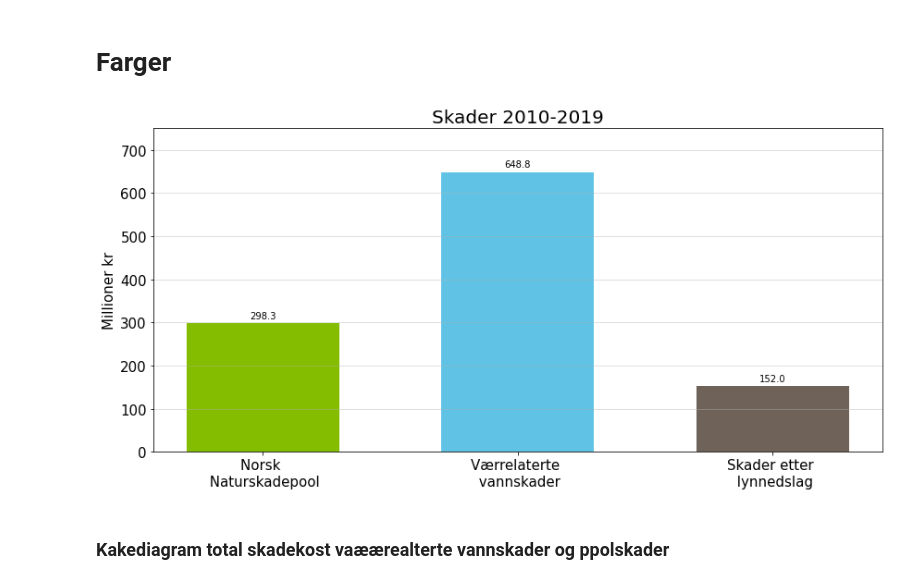
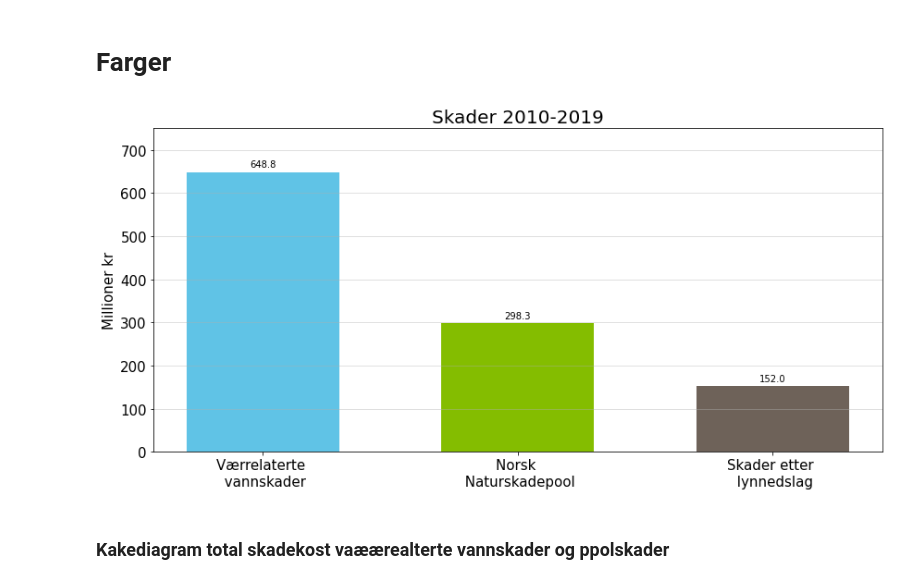
Before and after one commit to eirikngard/Eika, a Jupyter notebook: Eika_vs_FNO.ipynb, the cells around one changed output. Cells and saved outputs as stored; diff of their text form; code cells hidden in the pictures.

```diff
--- a/Eika_vs_FNO.ipynb
+++ b/Eika_vs_FNO.ipynb
@@ -71,37 +71,37 @@ colo = ['#84BD00','#60C3E6','#6E6259']
 # %%
-labels = ['Norsk \n Naturskadepool','Værrelaterte \n vannskader', 'Skader etter \n lynnedslag']
-data = [sum_pool,sum_vær, lyn]
-colo = [grønn,blå,grå]
+labels = ['Værrelaterte \n vannskader','Norsk \n Naturskadepool', 'Skader etter \n lynnedslag']
+data = [sum_vær,sum_pool, lyn]
+colo = [blå,grønn,grå]
 
 x = np.arange(len(labels))  # the label locations
 width = .60  # the width of the bars
 
 fig, ax = plt.subplots(figsize = (12,6))
 bar1 = ax.bar(x, data, width, color=colo)
 
 # Add some text for labels, title and custom x-axis tick labels, etc.
 ax.set_ylabel('Millioner kr', size=labelsize)
 ax.set_title('Skader 2010-2019',size=titelsize)
 ax.set_xticks(x)
 ax.set_xticklabels(labels)
 ax.set_ylim(0,750)
 ax.grid(axis='y',alpha=0.5)
 ax.tick_params(axis = 'both', which = 'major', labelsize = labelsize)
 
 def autolabel(rects):
     """Attach a text label above each bar in *rects*, displaying its height."""
     for rect in rects:
         height = rect.get_height()
         ax.annotate('{}'.format(height),
                     xy=(rect.get_x() + rect.get_width() / 2, height),
                     xytext=(0, 3),  # 3 points vertical offset
                     textcoords="offset points",
                     ha='center', va='bottom')
 autolabel(bar1)
 fig.tight_layout()
 plt.show()
 # %% [output]
-[figure, old version]
+[figure, new version]
 # %% [markdown]
 ### Kakediagram total skadekost vaæærealterte vannskader og ppolskader
 # %% [markdown]
```
Also changed, not shown: parts of 2 cells of this notebook.
